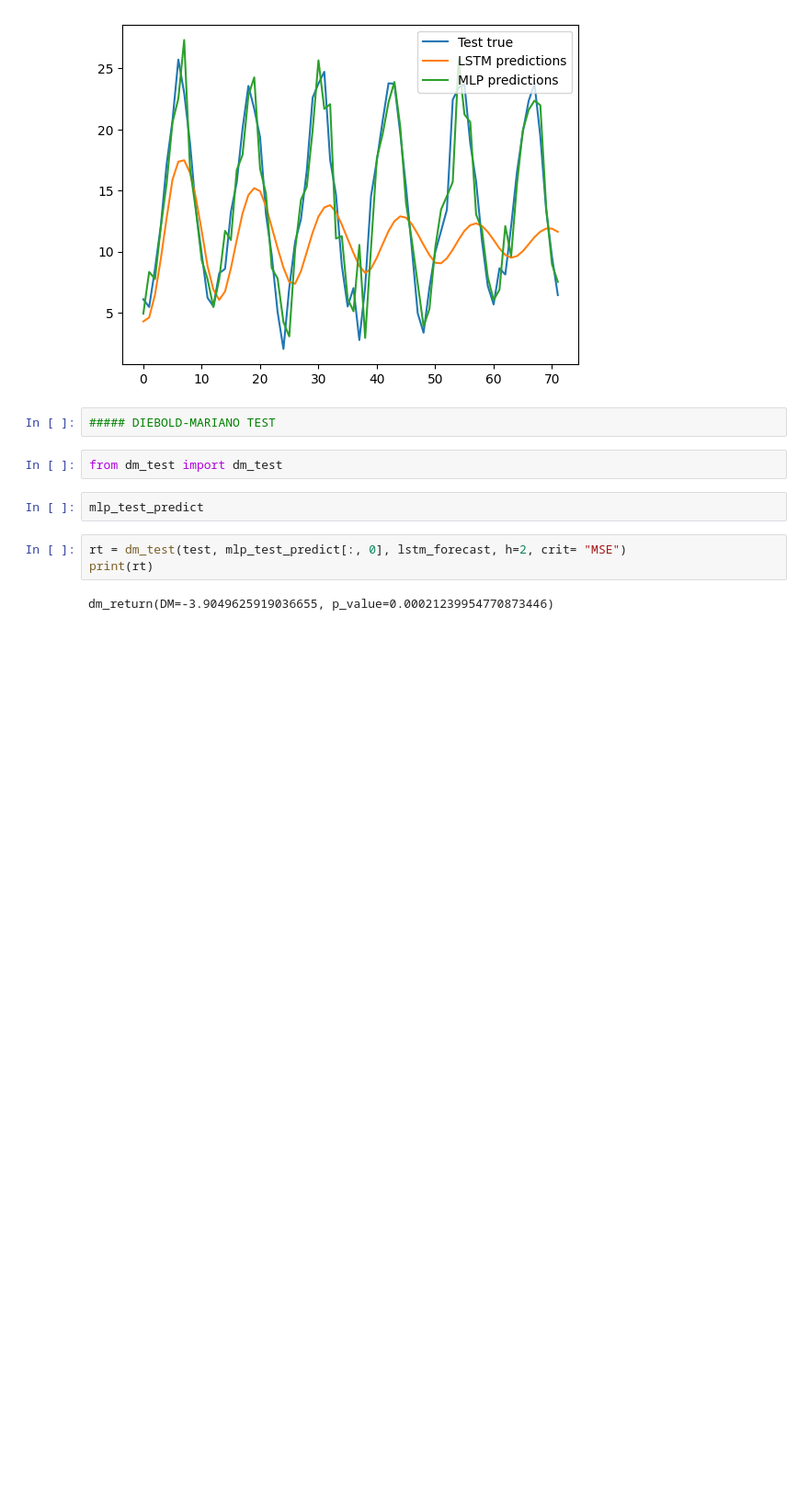
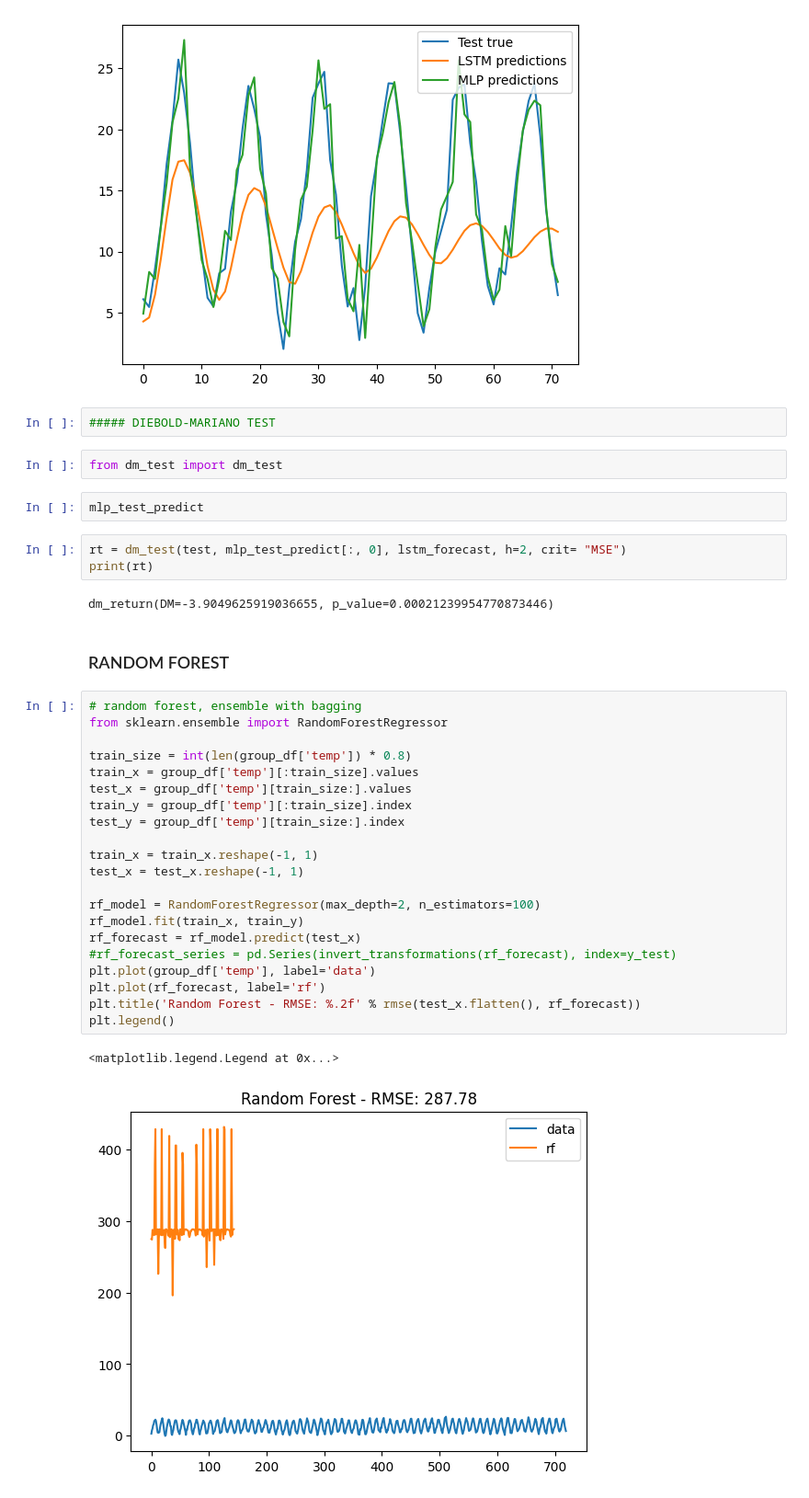
Before and after one commit to simonefontanella/op-anal, a Jupyter notebook: climate_change.ipynb, the cells around one changed output. Shown at 92% size. Drawn from its saved outputs; the diff is of its cells as text; blank space fills up the shorter version.

```diff
--- a/climate_change.ipynb
+++ b/climate_change.ipynb
@@ -516,3 +519,29 @@ rt = dm_test(test, mlp_test_predict[:, 0], lstm_forecast, h=2, crit= "MSE")
 print(rt)
 # %% [output]
 dm_return(DM=-3.9049625919036655, p_value=0.00021239954770873446)
+# %% [markdown]
+### RANDOM FOREST
+# %%
+# random forest, ensemble with bagging
+from sklearn.ensemble import RandomForestRegressor
+
+train_size = int(len(group_df['temp']) * 0.8)
+train_x = group_df['temp'][:train_size].values
+test_x = group_df['temp'][train_size:].values
+train_y = group_df['temp'][:train_size].index
+test_y = group_df['temp'][train_size:].index
+
+train_x = train_x.reshape(-1, 1)
+test_x = test_x.reshape(-1, 1)
+
+rf_model = RandomForestRegressor(max_depth=2, n_estimators=100)
+rf_model.fit(train_x, train_y)
+rf_forecast = rf_model.predict(test_x)
+#rf_forecast_series = pd.Series(invert_transformations(rf_forecast), index=y_test)
+plt.plot(group_df['temp'], label='data')
+plt.plot(rf_forecast, label='rf')
+plt.title('Random Forest - RMSE: %.2f' % rmse(test_x.flatten(), rf_forecast))
+plt.legend()
+# %% [output]
+<matplotlib.legend.Legend at 0x...>
+[figure, added]
```
Also changed, not shown: parts of 2 cells of this notebook, 1 other file.
